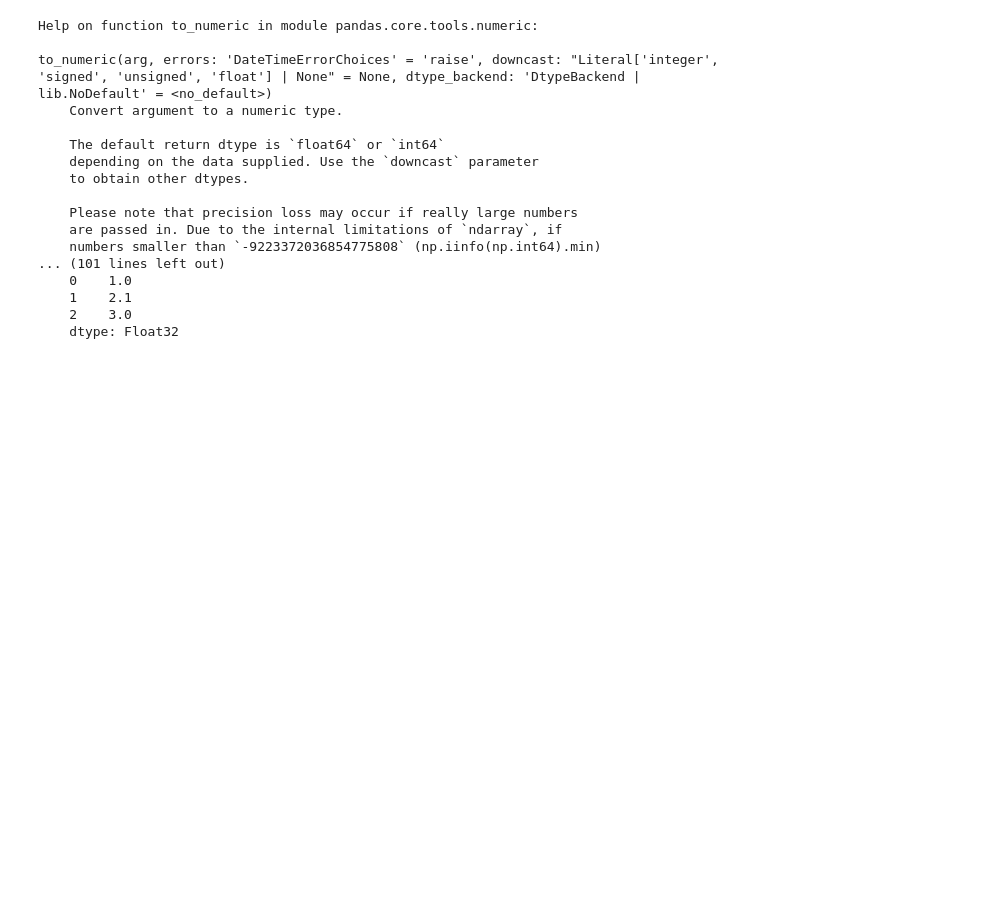
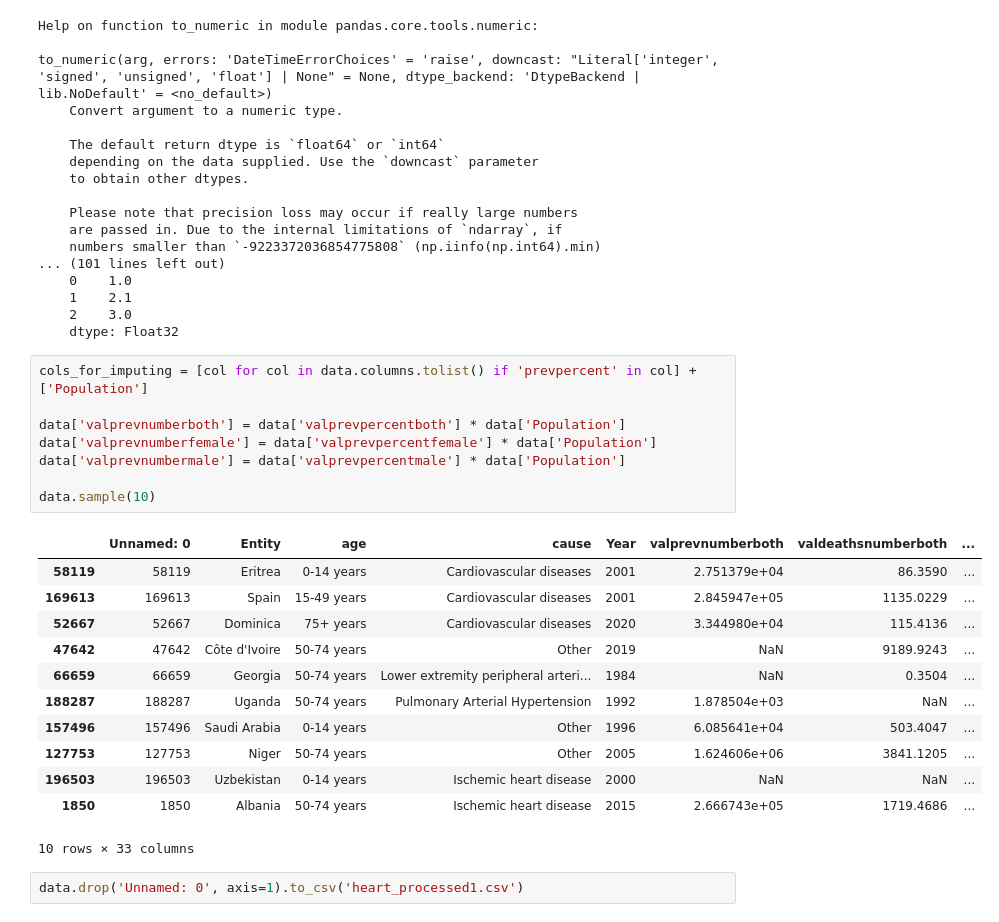
Before and after one commit to DerekAmuna/heart-disease, a Jupyter notebook: data/i.ipynb, the cells around one changed output. Saved outputs shown, nothing was run; the diff lists cells and outputs as text; blank space fills up the shorter version.

```diff
--- a/data/i.ipynb
+++ b/data/i.ipynb
@@ -143,3 +132,26 @@ to_numeric(arg, errors: 'DateTimeErrorChoices' = 'raise', downcast: "Literal['in
     1    2.1
     2    3.0
     dtype: Float32
+# %%
+cols_for_imputing = [col for col in data.columns.tolist() if 'prevpercent' in col] + ['Population']
+
+data['valprevnumberboth'] = data['valprevpercentboth'] * data['Population']
+data['valprevnumberfemale'] = data['valprevpercentfemale'] * data['Population']
+data['valprevnumbermale'] = data['valprevpercentmale'] * data['Population']
+
+data.sample(10)
+# %% [output]
+|  | Unnamed: 0 | Entity | age | cause | Year | valprevnumberboth | valdeathsnumberboth | ... |
+| 58119 | 58119 | Eritrea | 0-14 years | Cardiovascular diseases | 2001 | 2.751379e+04 | 86.3590 | ... |
+| 169613 | 169613 | Spain | 15-49 years | Cardiovascular diseases | 2001 | 2.845947e+05 | 1135.0229 | ... |
+| 52667 | 52667 | Dominica | 75+ years | Cardiovascular diseases | 2020 | 3.344980e+04 | 115.4136 | ... |
+| 47642 | 47642 | Côte d'Ivoire | 50-74 years | Other | 2019 | NaN | 9189.9243 | ... |
+| 66659 | 66659 | Georgia | 50-74 years | Lower extremity peripheral arteri... | 1984 | NaN | 0.3504 | ... |
+| 188287 | 188287 | Uganda | 50-74 years | Pulmonary Arterial Hypertension | 1992 | 1.878504e+03 | NaN | ... |
+| 157496 | 157496 | Saudi Arabia | 0-14 years | Other | 1996 | 6.085641e+04 | 503.4047 | ... |
+| 127753 | 127753 | Niger | 50-74 years | Other | 2005 | 1.624606e+06 | 3841.1205 | ... |
+| 196503 | 196503 | Uzbekistan | 0-14 years | Ischemic heart disease | 2000 | NaN | NaN | ... |
+| 1850 | 1850 | Albania | 50-74 years | Ischemic heart disease | 2015 | 2.666743e+05 | 1719.4686 | ... |
+10 rows × 33 columns
+# %%
+data.drop('Unnamed: 0', axis=1).to_csv('heart_processed1.csv')
```
Also changed, not shown: parts of 2 cells of this notebook, 3 other files.
